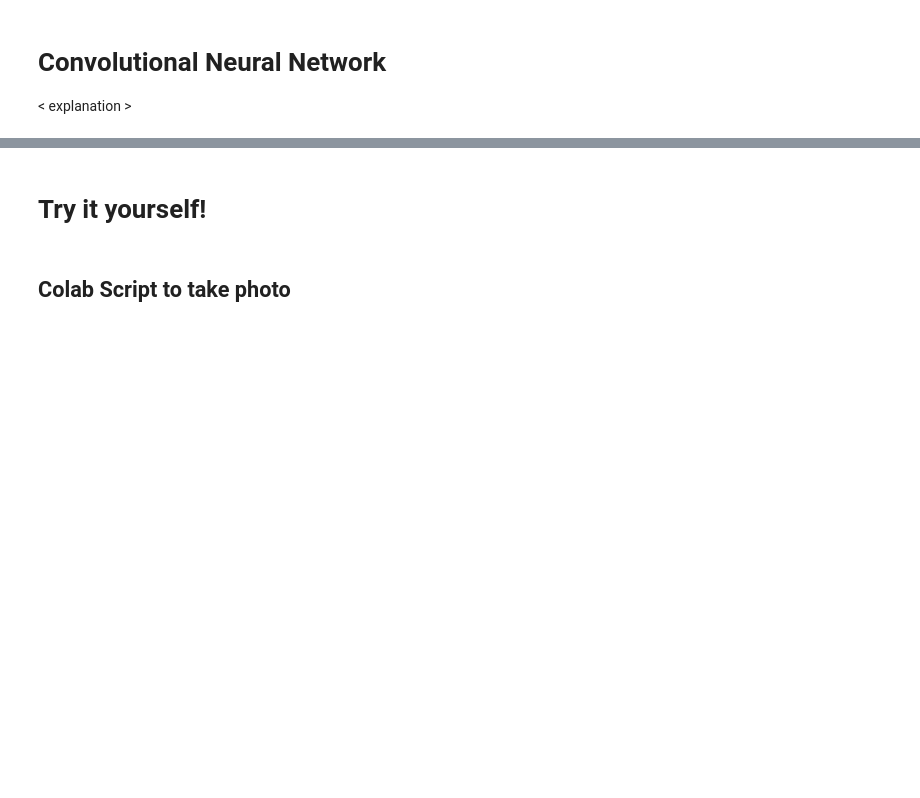
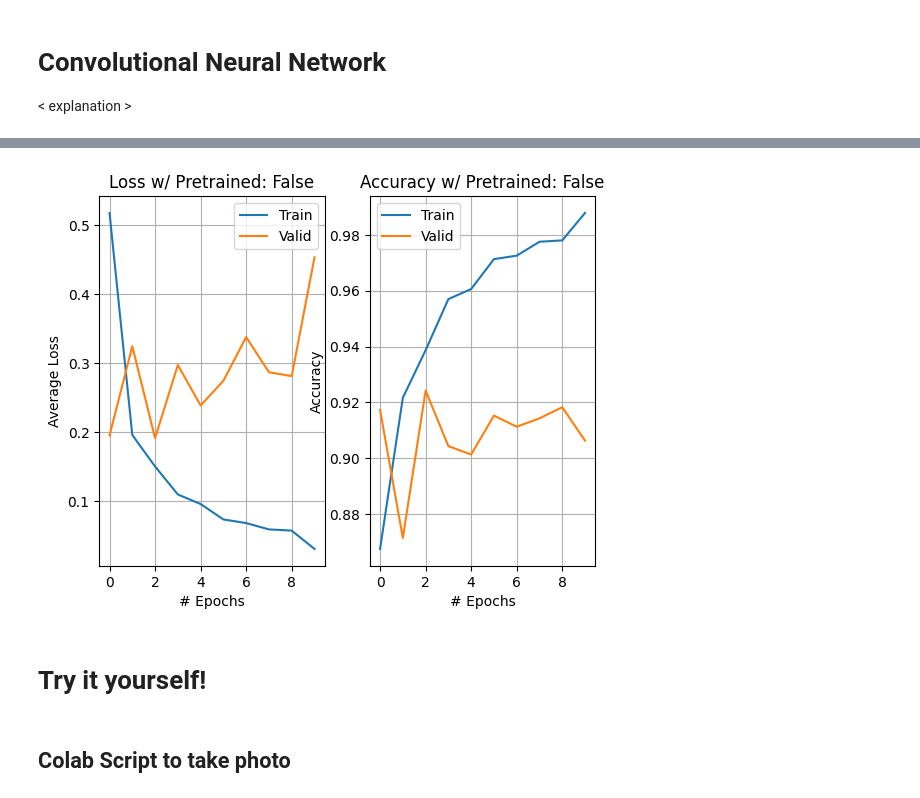
Before and after one commit to SKam23/Smile-Detector, a Jupyter notebook: 10315_Final_Project.ipynb, the cells around one changed output, grey strips where cells are left out. Drawn from its saved outputs; the diff is of its cells as text; code cells hidden in the pictures; blank space fills up the shorter version.

```diff
--- a/10315_Final_Project.ipynb
+++ b/10315_Final_Project.ipynb
@@ -159,0 +187,17 @@ class CNN(nn.Module):
+# %%
+import torch.nn.functional as F
+from torchvision import models
+
+
+class MobileNet(nn.Module):
+    def __init__(self, pretrained=True):
+        super(MobileNet, self).__init__()
+        self.model = models.mobilenet_v2(pretrained=pretrained)
+        self.avgpool = nn.AdaptiveAvgPool2d((1, 1))
+
+    def forward(self, x):
+        x = self.model.features(x)
+        x = self.avgpool(x)
+        x = x.view(x.size(0), -1)
+        x = self.model.classifier(x)
+        return x
@@ -280,0 +406,2 @@ Epoch [20/20], Train Loss: 0.0123, Train Acc: 0.9984, Val Loss: 0.7309, Val Acc:
+# %%
+pFCNmodel, pFCNtrain_losses, pFCNval_losses, pFCNtrain_accs, pFCNval_accs = train(MobileNet(True), train_dataloader,val_dataloader,10, False)
@@ -309,3 +449,7 @@ plotStatistics(False, 20, train_losses, train_accs, val_losses, val_accs)
+# %%
+plotStatistics(False, 10, pFCNtrain_losses, pFCNtrain_accs, pFCNval_losses, pFCNval_accs)
+# %% [output]
+[figure, added]
 # %% [markdown]
 # Try it yourself!
 # %% [markdown]
```
Also changed, not shown: parts of 18 cells of this notebook.
